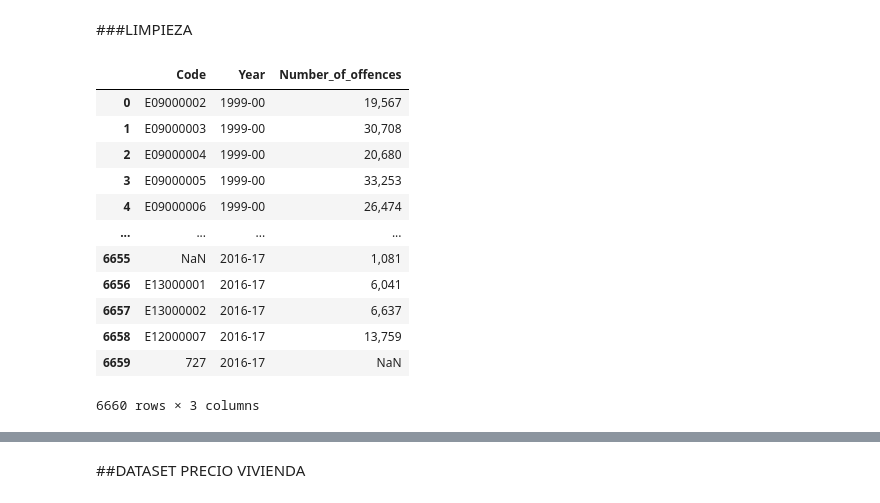
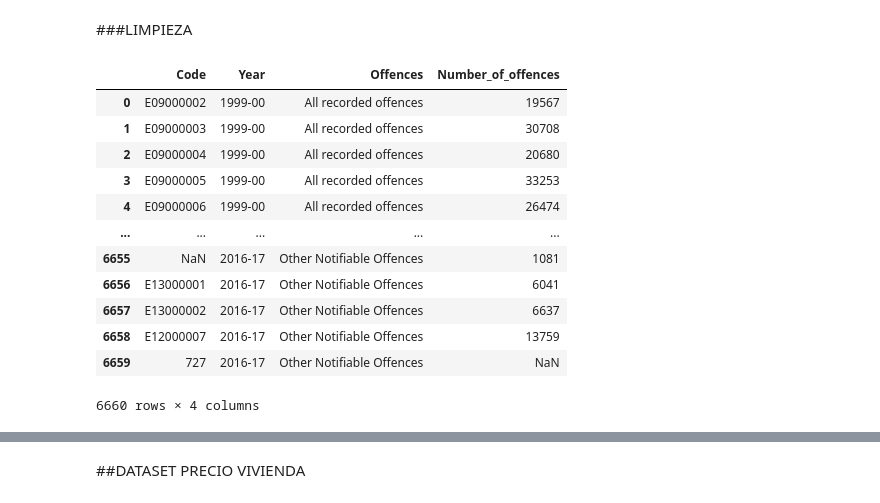
Before and after one commit to Roberto-he/TFM_RHG, a Jupyter notebook: TFM_FIRE_RHG.ipynb, the cells around one changed output, grey strips where cells are left out. Cells and saved outputs as stored; diff of their text form; code cells hidden in the pictures.

```diff
--- a/TFM_FIRE_RHG.ipynb
+++ b/TFM_FIRE_RHG.ipynb
@@ -445,21 +572,23 @@ Tipo de datos: nominal
 ----------------------------------------------------------------------------------------------------
 # %% [markdown]
 ###LIMPIEZA
+# %%
+crimenes["Number_of_offences"]=crimenes["Number_of_offences"].str.replace(",","")
 # %%
-col_eliminar_crimenes=["Borough", "Offences", "Rate"]
+col_eliminar_crimenes=["Borough", "Rate"]
 crimenes.drop(col_eliminar_crimenes, inplace=True, axis=1)
 crimenes
 # %% [output]
-|  | Code | Year | Number_of_offences |
-| 0 | E09000002 | 1999-00 | 19,567 |
-| 1 | E09000003 | 1999-00 | 30,708 |
-| 2 | E09000004 | 1999-00 | 20,680 |
-| 3 | E09000005 | 1999-00 | 33,253 |
-| 4 | E09000006 | 1999-00 | 26,474 |
-| ... | ... | ... | ... |
-| 6655 | NaN | 2016-17 | 1,081 |
-| 6656 | E13000001 | 2016-17 | 6,041 |
-| 6657 | E13000002 | 2016-17 | 6,637 |
-| 6658 | E12000007 | 2016-17 | 13,759 |
-| 6659 | 727 | 2016-17 | NaN |
+|  | Code | Year | Offences | Number_of_offences |
+| 0 | E09000002 | 1999-00 | All recorded offences | 19567 |
+| 1 | E09000003 | 1999-00 | All recorded offences | 30708 |
+| 2 | E09000004 | 1999-00 | All recorded offences | 20680 |
+| 3 | E09000005 | 1999-00 | All recorded offences | 33253 |
+| 4 | E09000006 | 1999-00 | All recorded offences | 26474 |
+| ... | ... | ... | ... | ... |
+| 6655 | NaN | 2016-17 | Other Notifiable Offences | 1081 |
+| 6656 | E13000001 | 2016-17 | Other Notifiable Offences | 6041 |
+| 6657 | E13000002 | 2016-17 | Other Notifiable Offences | 6637 |
+| 6658 | E12000007 | 2016-17 | Other Notifiable Offences | 13759 |
+| 6659 | 727 | 2016-17 | Other Notifiable Offences | NaN |
-6660 rows × 3 columns
+6660 rows × 4 columns
```
Also changed, not shown: parts of 80 cells of this notebook.
